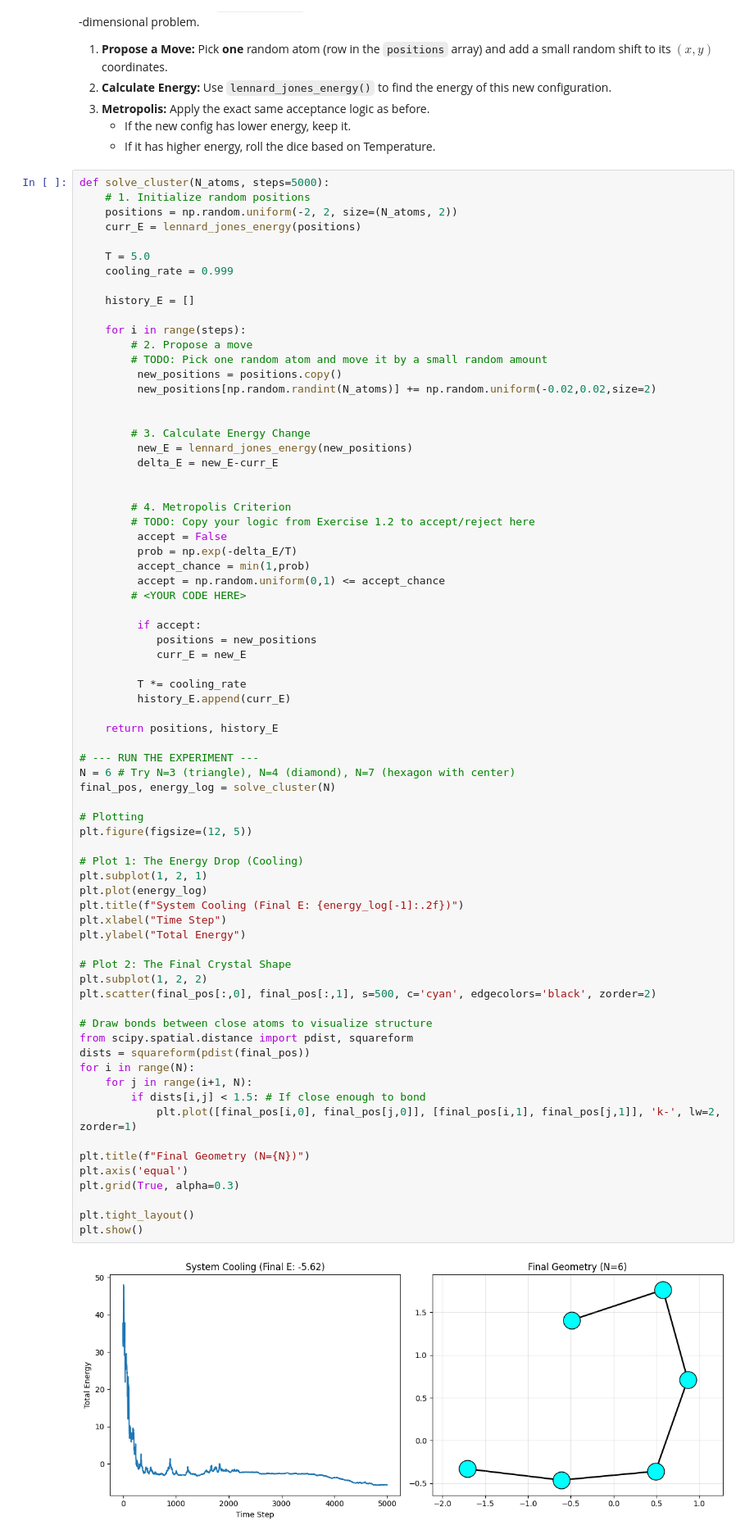
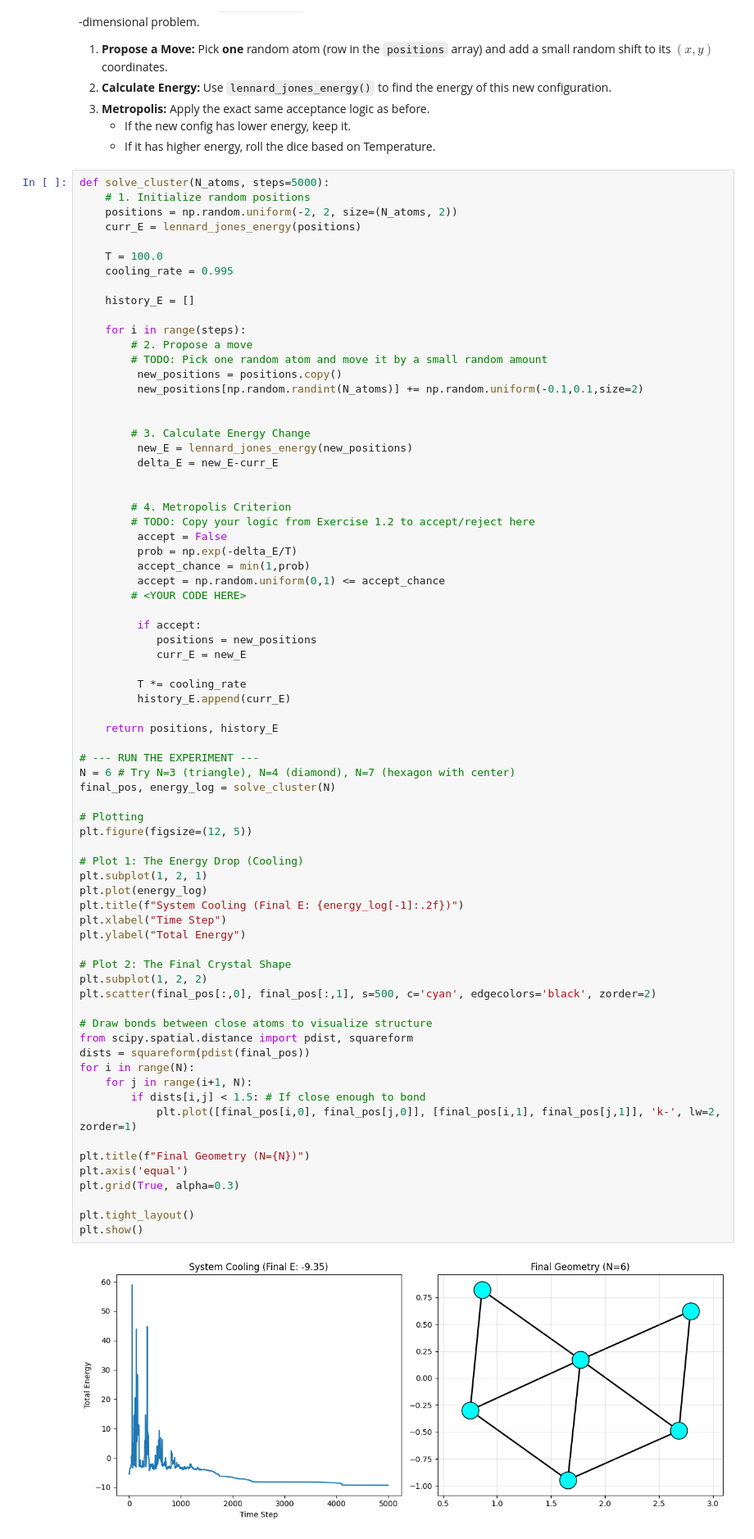
Before and after one commit to PHYS-2425-Spring-2026/lab-2-heavywinner, a Jupyter notebook: PHYS_2425_Spring_2026_Lab_2.ipynb, the cells around one changed output. Shown at 82% size. Cells and saved outputs as stored; diff of their text form.

```diff
--- a/PHYS_2425_Spring_2026_Lab_2.ipynb
+++ b/PHYS_2425_Spring_2026_Lab_2.ipynb
@@ -229,8 +229,8 @@ def solve_cluster(N_atoms, steps=5000):
     positions = np.random.uniform(-2, 2, size=(N_atoms, 2))
     curr_E = lennard_jones_energy(positions)
 
-    T = 5.0
-    cooling_rate = 0.999
+    T = 100.0
+    cooling_rate = 0.995
 
     history_E = []
 
@@ -238,7 +238,7 @@ def solve_cluster(N_atoms, steps=5000):
         # 2. Propose a move
         # TODO: Pick one random atom and move it by a small random amount
          new_positions = positions.copy()
-         new_positions[np.random.randint(N_atoms)] += np.random.uniform(-0.02,0.02,size=2)
+         new_positions[np.random.randint(N_atoms)] += np.random.uniform(-0.1,0.1,size=2)
 
 
         # 3. Calculate Energy Change
@@ -269,34 +269,34 @@ final_pos, energy_log = solve_cluster(N)
 
 # Plotting
 plt.figure(figsize=(12, 5))
 
 # Plot 1: The Energy Drop (Cooling)
 plt.subplot(1, 2, 1)
 plt.plot(energy_log)
 plt.title(f"System Cooling (Final E: {energy_log[-1]:.2f})")
 plt.xlabel("Time Step")
 plt.ylabel("Total Energy")
 
 # Plot 2: The Final Crystal Shape
 plt.subplot(1, 2, 2)
 plt.scatter(final_pos[:,0], final_pos[:,1], s=500, c='cyan', edgecolors='black', zorder=2)
 
 # Draw bonds between close atoms to visualize structure
 from scipy.spatial.distance import pdist, squareform
 dists = squareform(pdist(final_pos))
 for i in range(N):
     for j in range(i+1, N):
         if dists[i,j] < 1.5: # If close enough to bond
             plt.plot([final_pos[i,0], final_pos[j,0]], [final_pos[i,1], final_pos[j,1]], 'k-', lw=2, zorder=1)
 
 plt.title(f"Final Geometry (N={N})")
 plt.axis('equal')
 plt.grid(True, alpha=0.3)
 
 plt.tight_layout()
 plt.show()
 # %% [output]
-[figure, old version]
+[figure, new version]
 # %% [markdown]
 ### **Question 2:**
 Run the code for **N=4**. What shape does it form? Does it ever form a square? Why or why not?
```
